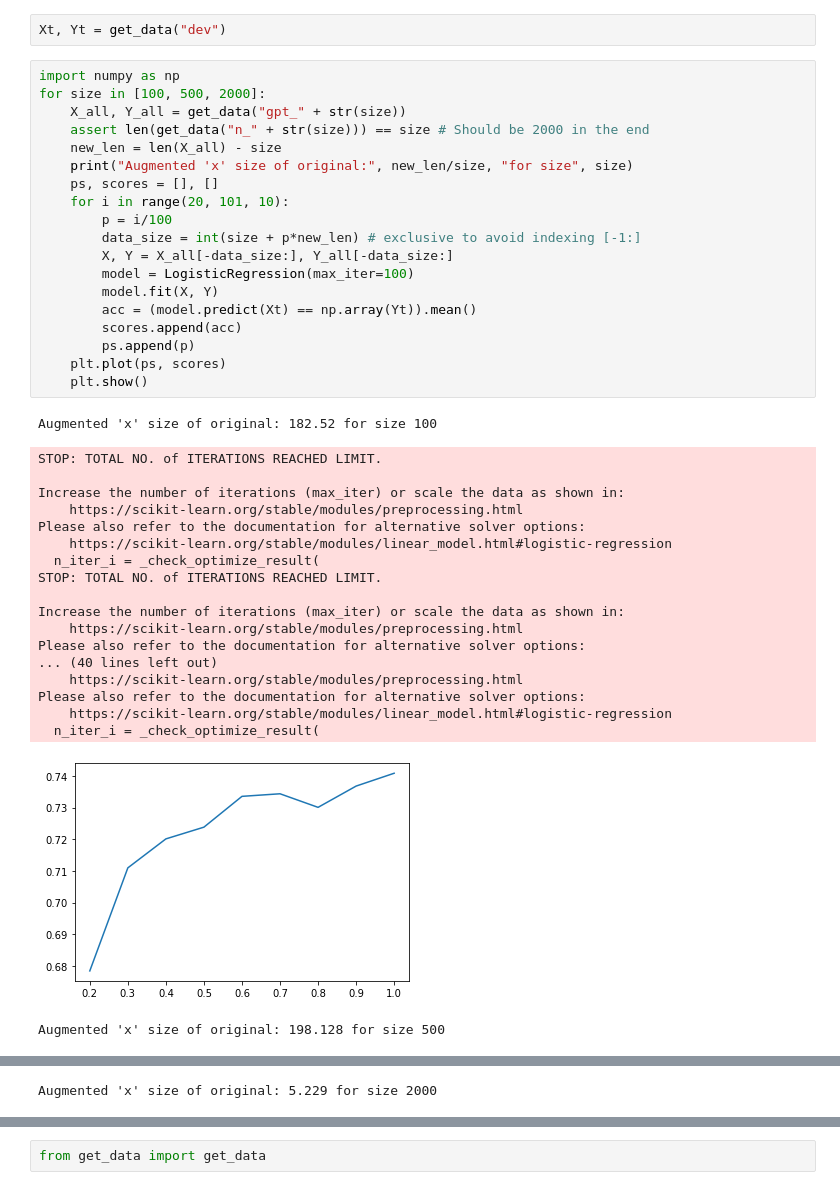
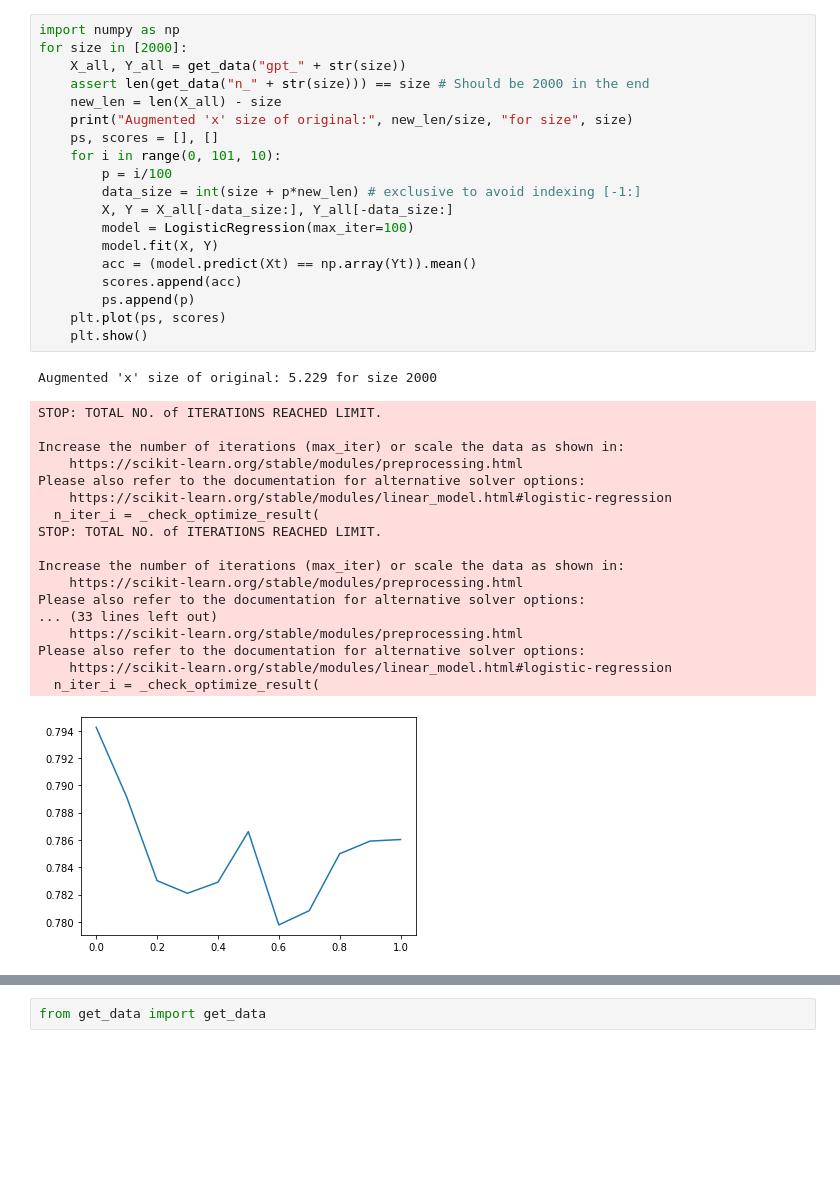
Before and after one commit to Ispanicus/GPTAugmentation, a Jupyter notebook: temp.ipynb, the cells around one changed output, grey strips where cells are left out. Cells and saved outputs as stored; diff of their text form; blank space fills up the shorter version.

```diff
--- a/temp.ipynb
+++ b/temp.ipynb
@@ -11,44 +12,41 @@ import numpy as np
 # %% [output]
 Device used = cuda
-# %%
-Xt, Yt = get_data("dev")
 # %%
 import numpy as np
-for size in [100, 500, 2000]:
+for size in [2000]:
     X_all, Y_all = get_data("gpt_" + str(size))
     assert len(get_data("n_" + str(size))) == size # Should be 2000 in the end
     new_len = len(X_all) - size
     print("Augmented 'x' size of original:", new_len/size, "for size", size)
     ps, scores = [], []
-    for i in range(20, 101, 10):
+    for i in range(0, 101, 10):
         p = i/100
         data_size = int(size + p*new_len) # exclusive to avoid indexing [-1:]
         X, Y = X_all[-data_size:], Y_all[-data_size:]
         model = LogisticRegression(max_iter=100)
         model.fit(X, Y)
         acc = (model.predict(Xt) == np.array(Yt)).mean()
         scores.append(acc)
         ps.append(p)
     plt.plot(ps, scores)
     plt.show()
 # %% [output]
-Augmented 'x' size of original: 182.52 for size 100
+Augmented 'x' size of original: 5.229 for size 2000
 STOP: TOTAL NO. of ITERATIONS REACHED LIMIT.
 
 Increase the number of iterations (max_iter) or scale the data as shown in:
     https://scikit-learn.org/stable/modules/preprocessing.html
 Please also refer to the documentation for alternative solver options:
     https://scikit-learn.org/stable/modules/linear_model.html#logistic-regression
   n_iter_i = _check_optimize_result(
 STOP: TOTAL NO. of ITERATIONS REACHED LIMIT.
 
 Increase the number of iterations (max_iter) or scale the data as shown in:
     https://scikit-learn.org/stable/modules/preprocessing.html
 Please also refer to the documentation for alternative solver options:
-... (40 lines left out)
+... (33 lines left out)
     https://scikit-learn.org/stable/modules/preprocessing.html
 Please also refer to the documentation for alternative solver options:
     https://scikit-learn.org/stable/modules/linear_model.html#logistic-regression
   n_iter_i = _check_optimize_result(
-[figure, old version]
+[figure, new version]
-Augmented 'x' size of original: 198.128 for size 500
@@ -73 +52,0 @@ Please also refer to the documentation for alternative solver options:
-Augmented 'x' size of original: 5.229 for size 2000
```
Also changed, not shown: parts of 5 cells of this notebook, 4 other files.
